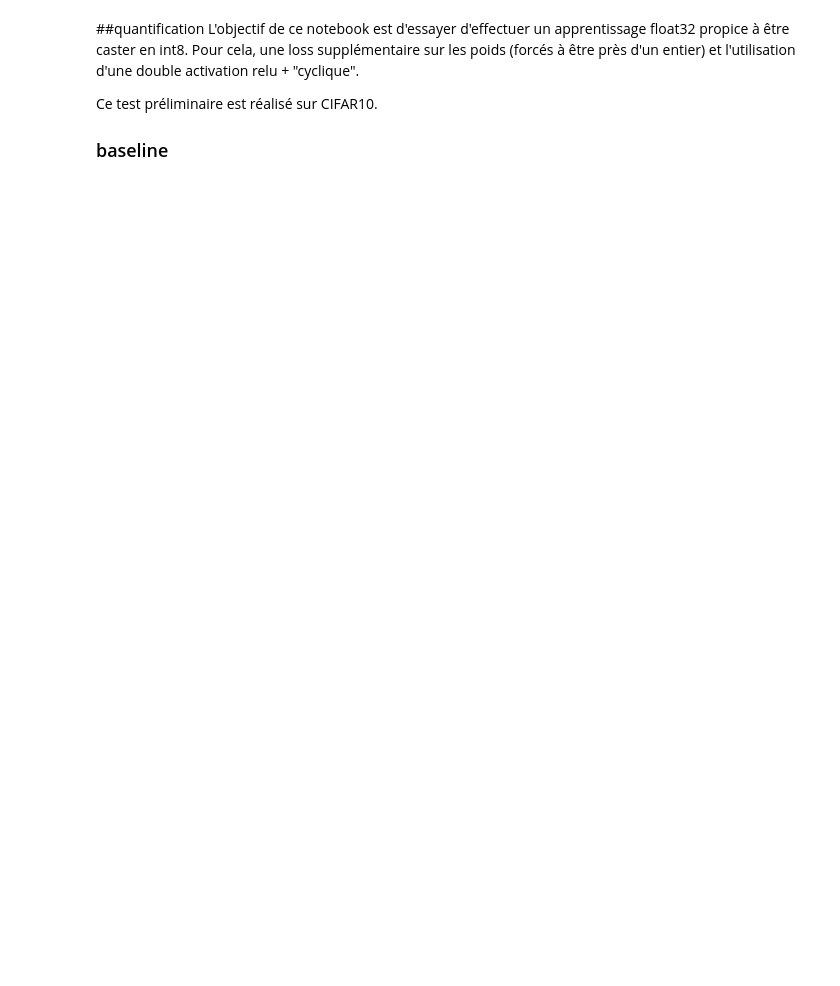
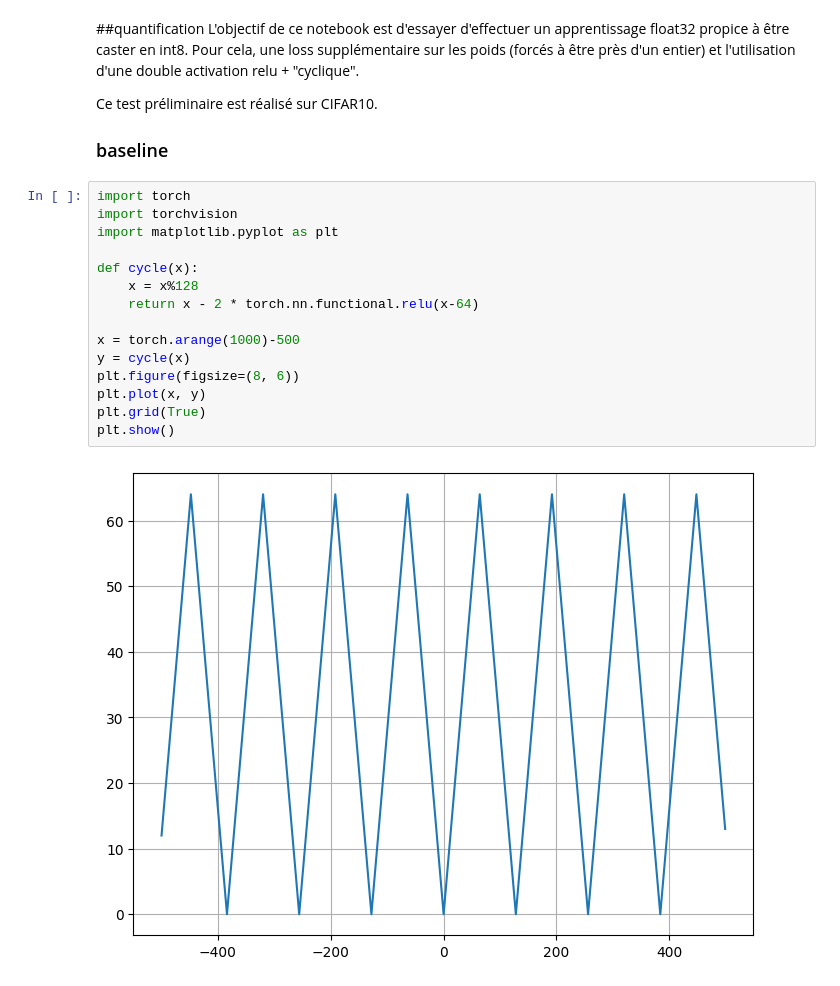
Before and after one commit to achanhon/AdversarialModel, a Jupyter notebook: Untitled20.ipynb, the cells around one changed output. Cells and saved outputs as stored; diff of their text form; blank space fills up the shorter version.

```diff
--- a/Untitled20.ipynb
+++ b/Untitled20.ipynb
@@ -8,4 +8,21 @@ Pour cela, une loss supplémentaire sur les poids (forcés à être près d'un e
 Ce test préliminaire est réalisé sur CIFAR10.
 
 ### baseline
+# %%
+import torch
+import torchvision
+import matplotlib.pyplot as plt
+
+def cycle(x):
+    x = x%128
+    return x - 2 * torch.nn.functional.relu(x-64)
+
+x = torch.arange(1000)-500
+y = cycle(x)
+plt.figure(figsize=(8, 6))
+plt.plot(x, y)
+plt.grid(True)
+plt.show()
+# %% [output]
+[figure, added]
 # %%
```
Also changed, not shown: parts of 1 cell of this notebook.
